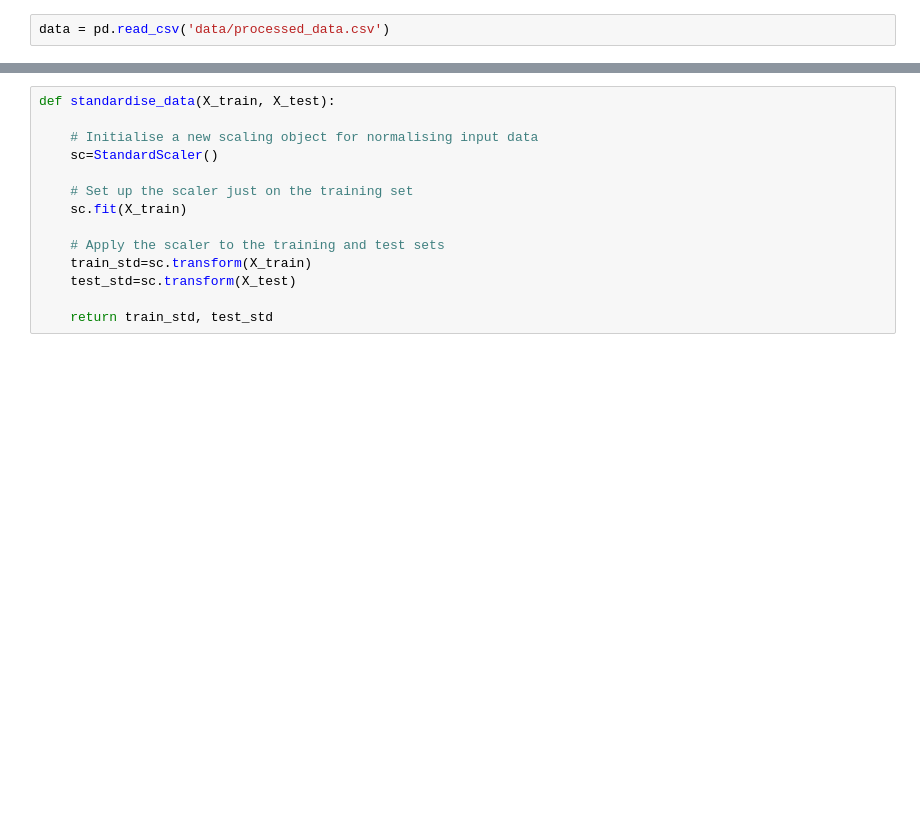
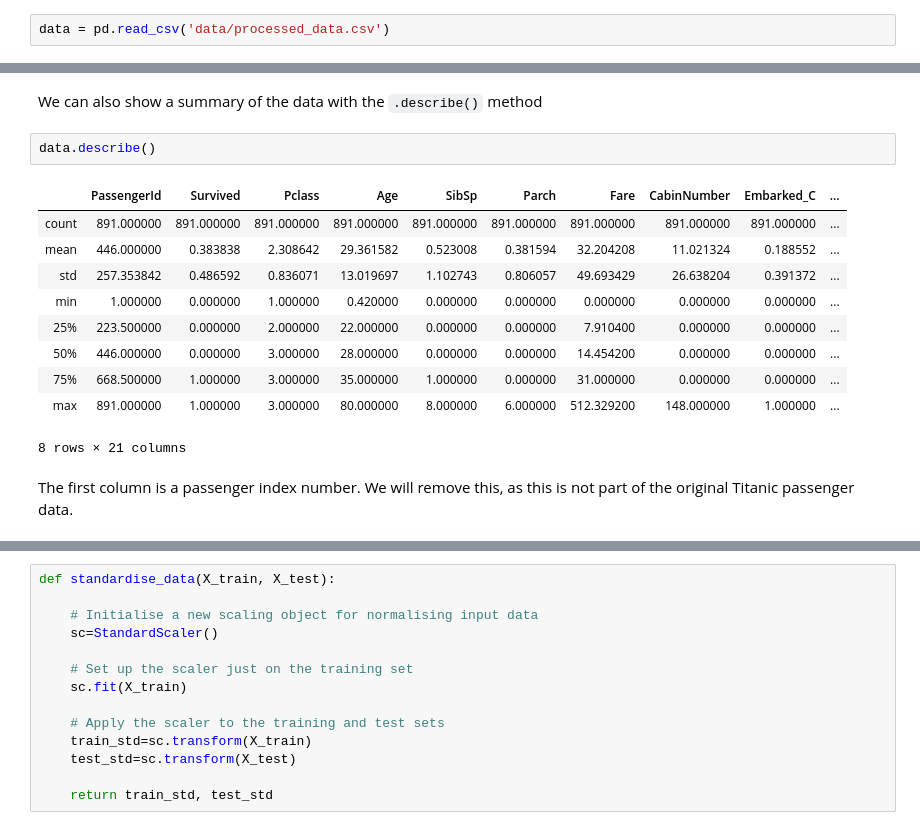
Before and after one commit to MichaelAllen1966/1804_python_healthcare, a Jupyter notebook: titanic/02_logistic_regression.ipynb, the cells around one changed output, grey strips where cells are left out. Cells and saved outputs as stored; diff of their text form; blank space fills up the shorter version.

```diff
--- a/titanic/02_logistic_regression.ipynb
+++ b/titanic/02_logistic_regression.ipynb
@@ -47,0 +109,17 @@ data.drop('PassengerId', inplace=True, axis=1)
+# %% [markdown]
+We can also show a summary of the data with the `.describe()` method
+# %%
+data.describe()
+# %% [output]
+|  | PassengerId | Survived | Pclass | Age | SibSp | Parch | Fare | CabinNumber | Embarked_C | ... |
+| count | 891.000000 | 891.000000 | 891.000000 | 891.000000 | 891.000000 | 891.000000 | 891.000000 | 891.000000 | 891.000000 | ... |
+| mean | 446.000000 | 0.383838 | 2.308642 | 29.361582 | 0.523008 | 0.381594 | 32.204208 | 11.021324 | 0.188552 | ... |
+| std | 257.353842 | 0.486592 | 0.836071 | 13.019697 | 1.102743 | 0.806057 | 49.693429 | 26.638204 | 0.391372 | ... |
+| min | 1.000000 | 0.000000 | 1.000000 | 0.420000 | 0.000000 | 0.000000 | 0.000000 | 0.000000 | 0.000000 | ... |
+| 25% | 223.500000 | 0.000000 | 2.000000 | 22.000000 | 0.000000 | 0.000000 | 7.910400 | 0.000000 | 0.000000 | ... |
+| 50% | 446.000000 | 0.000000 | 3.000000 | 28.000000 | 0.000000 | 0.000000 | 14.454200 | 0.000000 | 0.000000 | ... |
+| 75% | 668.500000 | 1.000000 | 3.000000 | 35.000000 | 1.000000 | 0.000000 | 31.000000 | 0.000000 | 0.000000 | ... |
+| max | 891.000000 | 1.000000 | 3.000000 | 80.000000 | 8.000000 | 6.000000 | 512.329200 | 148.000000 | 1.000000 | ... |
+8 rows × 21 columns
+# %% [markdown]
+The first column is a passenger index number. We will remove this, as this is not part of the original Titanic passenger data.
```
Also changed, not shown: parts of 52 cells of this notebook, 1 other file.
